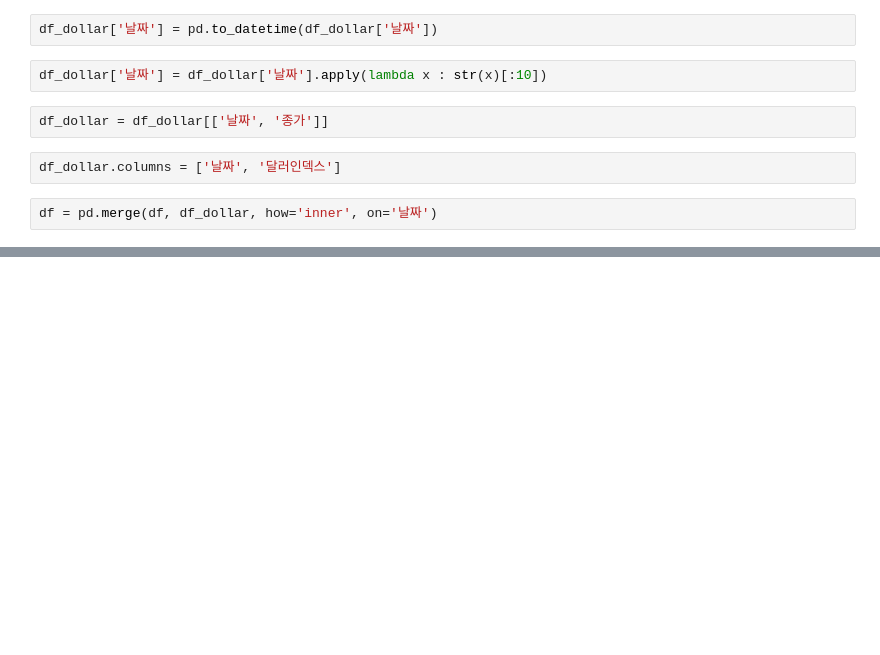
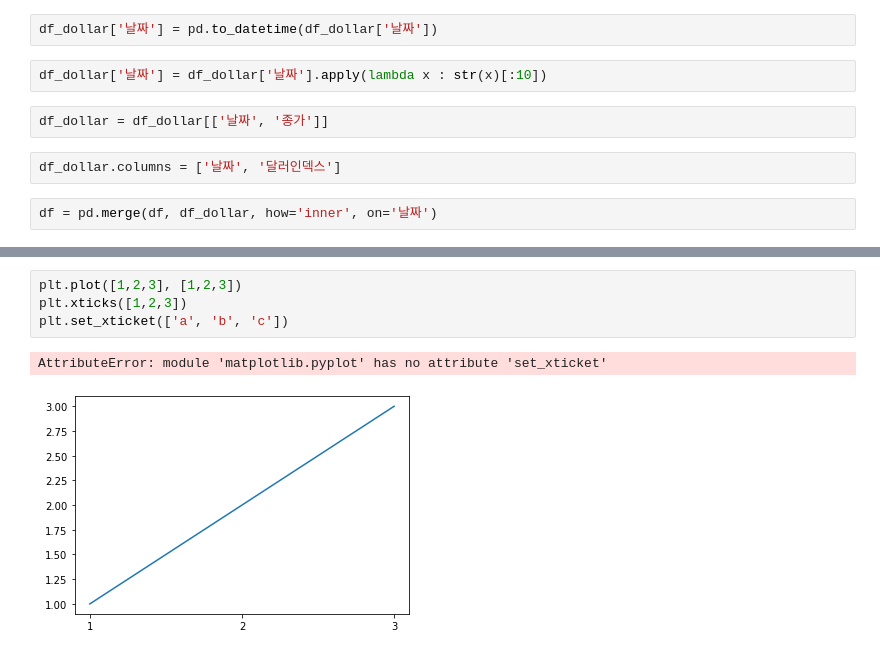
Before and after one commit to rjsgn1209/B-Project5, a Jupyter notebook: preprocessing.ipynb, the cells around one changed output, grey strips where cells are left out. Saved outputs shown, nothing was run; the diff lists cells and outputs as text; blank space fills up the shorter version.

```diff
--- a/preprocessing.ipynb
+++ b/preprocessing.ipynb
@@ -821,0 +627,7 @@ df
+# %%
+plt.plot([1,2,3], [1,2,3])
+plt.xticks([1,2,3])
+plt.set_xticket(['a', 'b', 'c'])
+# %% [output]
+AttributeError: module 'matplotlib.pyplot' has no attribute 'set_xticket'
+[figure, added]
```
Also changed, not shown: parts of 26 cells of this notebook, 13 other files.
